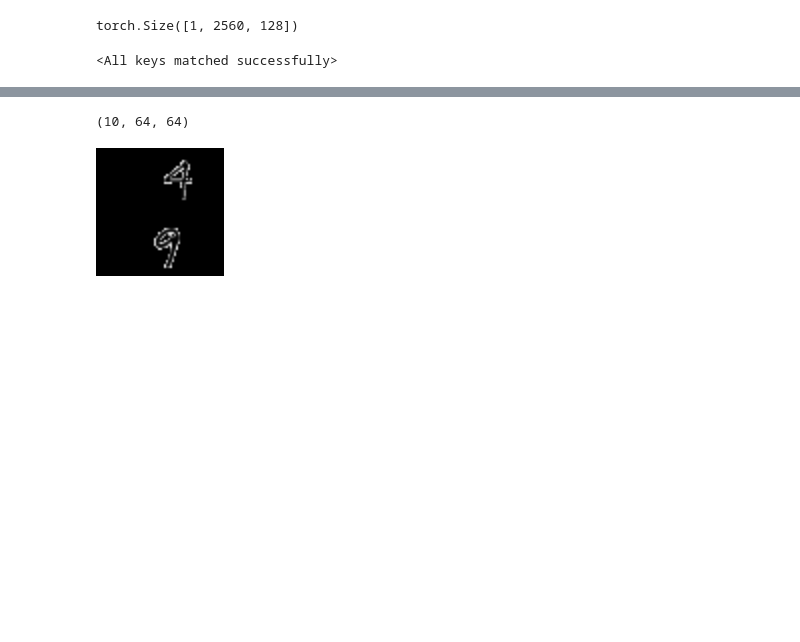
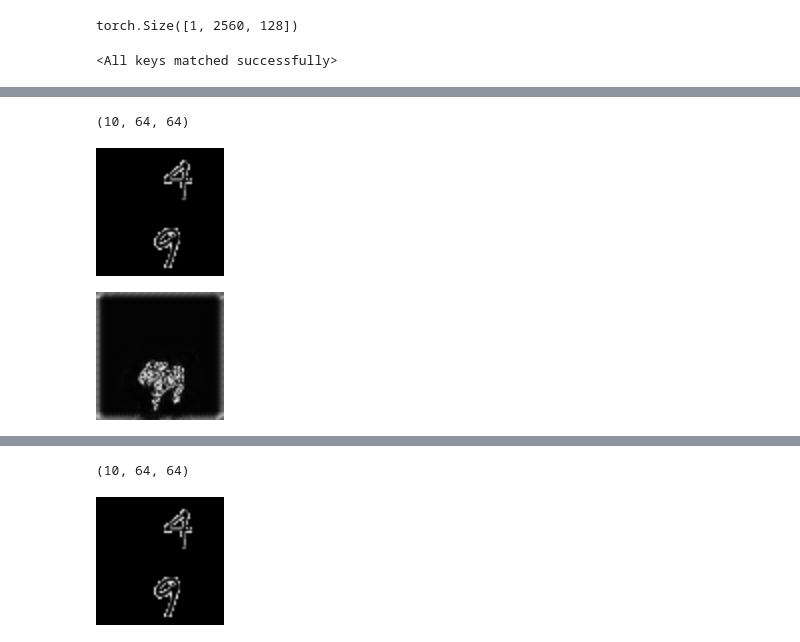
Before and after one commit to Ishushan02/Video-Generation-Flowing-MNIST, a Jupyter notebook: model-4-VQVAE.ipynb, the cells around one changed output, grey strips where cells are left out. Drawn from its saved outputs; the diff is of its cells as text; code cells hidden in the pictures; blank space fills up the shorter version.

```diff
--- a/model-4-VQVAE.ipynb
+++ b/model-4-VQVAE.ipynb
@@ -767,0 +775,9 @@ sequences = predict_next10_sequences(data[50][:10], modelA, modelB)
+# %%
+a = data[50, :10].squeeze().numpy()
+print(a.shape)
+visualizeData(a)
+visualizeData(sequences)
+# %% [output]
+(10, 64, 64)
+[figure, added]
+[figure, added]
```
Also changed, not shown: parts of 7 cells of this notebook, 4 other files.
